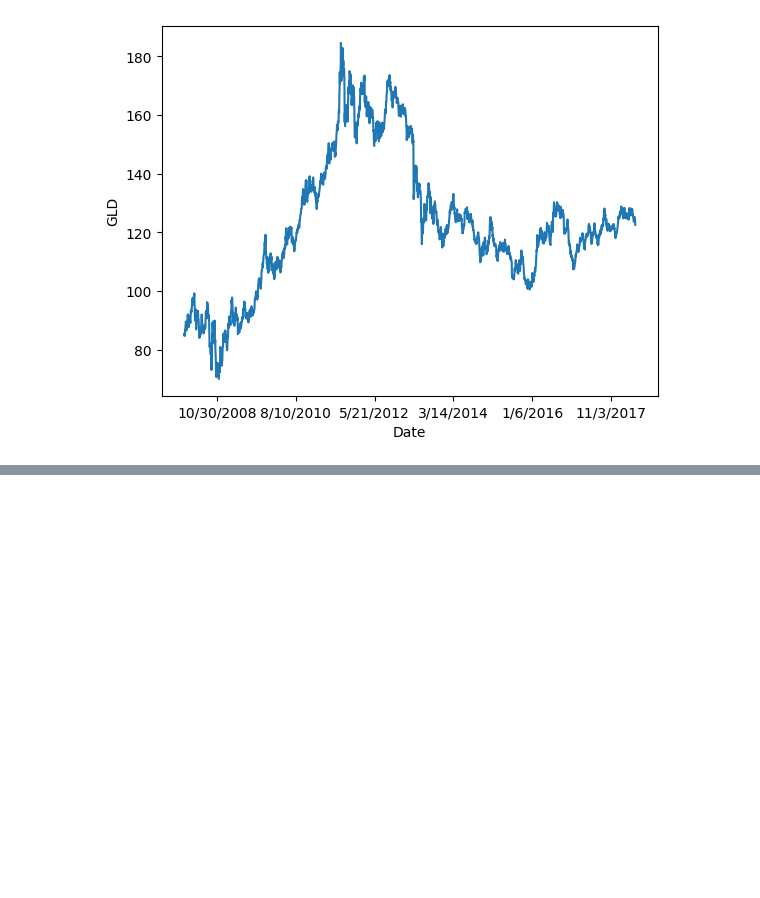
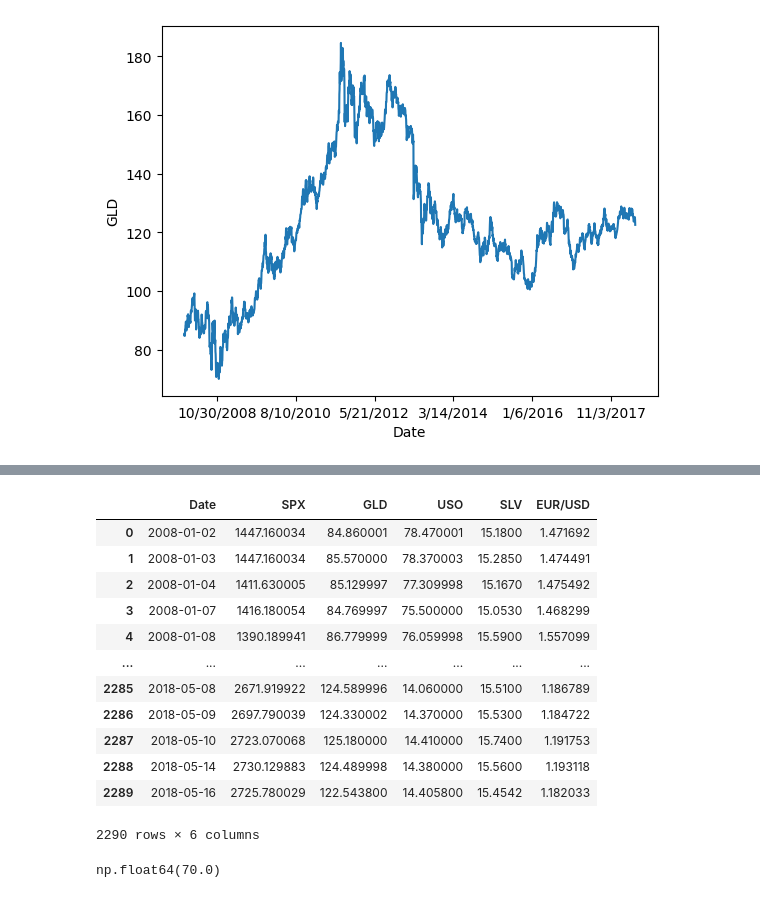
Before and after one commit to Himmu5/data-analysis, a Jupyter notebook: notebooks/gold_price_analysis.ipynb, the cells around one changed output, grey strips where cells are left out. Drawn from its saved outputs; the diff is of its cells as text; code cells hidden in the pictures; blank space fills up the shorter version.

```diff
--- a/notebooks/gold_price_analysis.ipynb
+++ b/notebooks/gold_price_analysis.ipynb
@@ -34,0 +61,22 @@ sns.lineplot(data=gold_data, x="Date", y="GLD")
+# %%
+gold_data
+# %% [output]
+|  | Date | SPX | GLD | USO | SLV | EUR/USD |
+| 0 | 2008-01-02 | 1447.160034 | 84.860001 | 78.470001 | 15.1800 | 1.471692 |
+| 1 | 2008-01-03 | 1447.160034 | 85.570000 | 78.370003 | 15.2850 | 1.474491 |
+| 2 | 2008-01-04 | 1411.630005 | 85.129997 | 77.309998 | 15.1670 | 1.475492 |
+| 3 | 2008-01-07 | 1416.180054 | 84.769997 | 75.500000 | 15.0530 | 1.468299 |
+| 4 | 2008-01-08 | 1390.189941 | 86.779999 | 76.059998 | 15.5900 | 1.557099 |
+| ... | ... | ... | ... | ... | ... | ... |
+| 2285 | 2018-05-08 | 2671.919922 | 124.589996 | 14.060000 | 15.5100 | 1.186789 |
+| 2286 | 2018-05-09 | 2697.790039 | 124.330002 | 14.370000 | 15.5300 | 1.184722 |
+| 2287 | 2018-05-10 | 2723.070068 | 125.180000 | 14.410000 | 15.7400 | 1.191753 |
+| 2288 | 2018-05-14 | 2730.129883 | 124.489998 | 14.380000 | 15.5600 | 1.193118 |
+| 2289 | 2018-05-16 | 2725.780029 | 122.543800 | 14.405800 | 15.4542 | 1.182033 |
+2290 rows × 6 columns
+# %%
+# gold_data['GLD'].mean()
+gold_data['GLD'].min()
+# gold_data['GLD'].max()
+# %% [output]
+np.float64(70.0)
```
Also changed, not shown: parts of 9 cells of this notebook.
